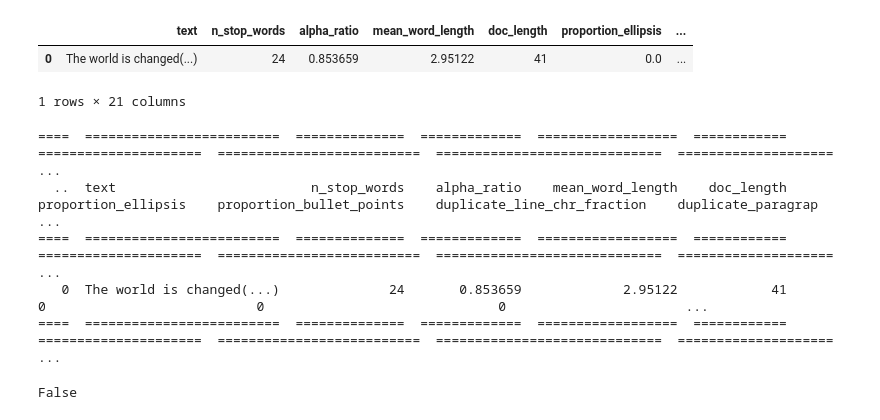
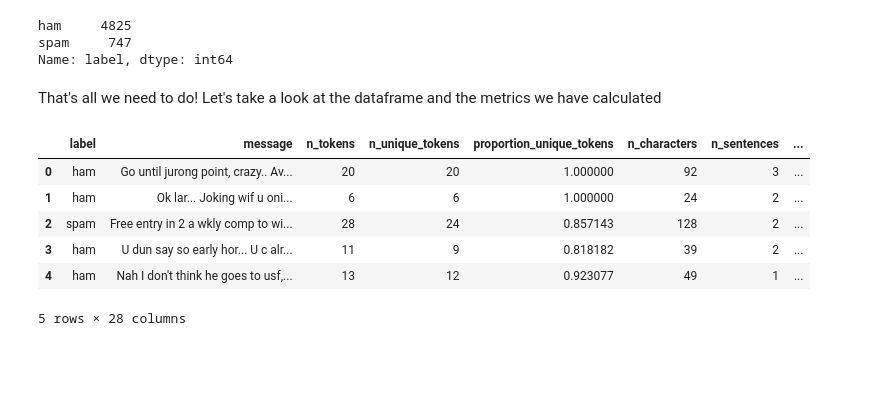
Before and after one commit to HLasse/TextDescriptives, a Jupyter notebook: docs/tutorials/introductory_tutorial.ipynb, the cells around one changed output. Drawn from its saved outputs; the diff is of its cells as text; code cells hidden in the pictures; blank space fills up the shorter version.

```diff
--- a/docs/tutorials/introductory_tutorial.ipynb
+++ b/docs/tutorials/introductory_tutorial.ipynb
@@ -22,0 +31,5 @@ df["text"] = df["text"].apply(lambda x: x[:20] + "(...)")
+# %%
+from textdescriptives.utils import load_sms_data
+
+df = load_sms_data()
+df.head()
@@ -23,18 +43,28 @@ df["text"] = df["text"].apply(lambda x: x[:20] + "(...)")
+# %%
+df["label"].value_counts()
+# %% [output]
+ham     4825
+spam     747
+Name: label, dtype: int64
+# %%
+doc = nlp.pipe(df["message"])
+# %%
+import warnings
+# muting a bunch of numpy warnings due to very short texts
+warnings.filterwarnings('ignore')
+metrics = td.extract_df(doc, include_text=False)
+# %%
+# join the metrics to the original dataframe
+df = df.join(metrics, how="left")
+# %% [markdown]
+That's all we need to do! Let's take a look at the dataframe and the metrics we have calculated
 # %%
-df
+df.head()
 # %% [output]
-|  | text | n_stop_words | alpha_ratio | mean_word_length | doc_length | proportion_ellipsis | ... |
-| 0 | The world is changed(...) | 24 | 0.853659 | 2.95122 | 41 | 0.0 | ... |
+|  | label | message | n_tokens | n_unique_tokens | proportion_unique_tokens | n_characters | n_sentences | ... |
+| 0 | ham | Go until jurong point, crazy.. Av... | 20 | 20 | 1.000000 | 92 | 3 | ... |
+| 1 | ham | Ok lar... Joking wif u oni... | 6 | 6 | 1.000000 | 24 | 2 | ... |
+| 2 | spam | Free entry in 2 a wkly comp to wi... | 28 | 24 | 0.857143 | 128 | 2 | ... |
+| 3 | ham | U dun say so early hor... U c alr... | 11 | 9 | 0.818182 | 39 | 2 | ... |
+| 4 | ham | Nah I don't think he goes to usf,... | 13 | 12 | 0.923077 | 49 | 1 | ... |
-1 rows × 21 columns
+5 rows × 28 columns
-# %%
-print(tabulate.tabulate(df, headers=df.columns, tablefmt="rst"))
-# %% [output]
-====  =========================  ==============  =============  ==================  ============  =====================  ==========================  =============================  ==================== ...
-  ..  text                         n_stop_words    alpha_ratio    mean_word_length    doc_length    proportion_ellipsis    proportion_bullet_points    duplicate_line_chr_fraction    duplicate_paragrap ...
-====  =========================  ==============  =============  ==================  ============  =====================  ==========================  =============================  ==================== ...
-   0  The world is changed(...)              24       0.853659             2.95122            41                      0                           0                              0                       ...
-====  =========================  ==============  =============  ==================  ============  =====================  ==========================  =============================  ==================== ...
-# %%
-doc._.passed_quality_check
-# %% [output]
-False
```
Also changed, not shown: parts of 14 cells of this notebook.
